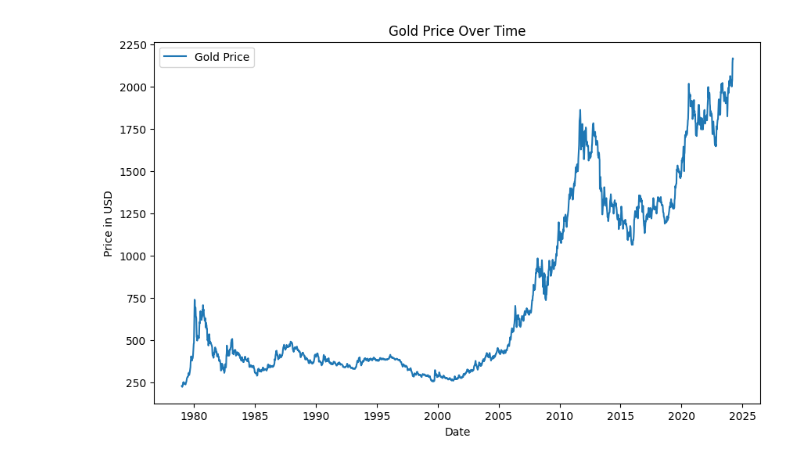
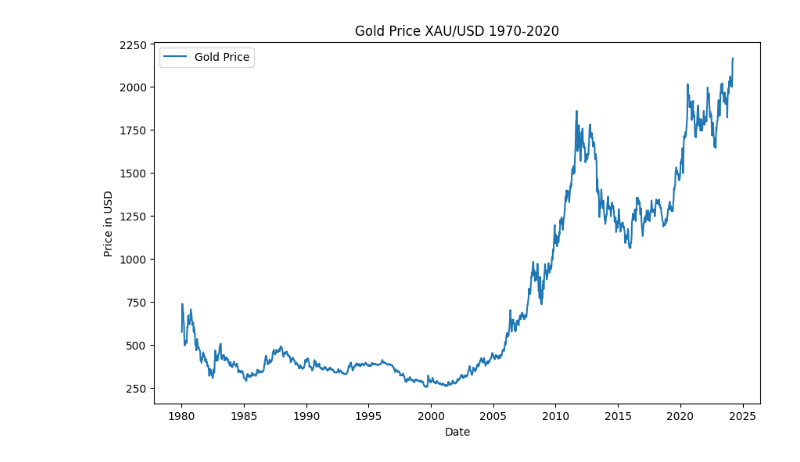
Before and after one commit to XiaoYunhan/Gold-CTA-Strategy, a Jupyter notebook: Strategy.ipynb, the cells around one changed output. Saved outputs shown, nothing was run; the diff lists cells and outputs as text; code cells hidden in the pictures.

```diff
--- a/Strategy.ipynb
+++ b/Strategy.ipynb
@@ -1,32 +1,33 @@
 # %%
 import pandas as pd
 import matplotlib.pyplot as plt
 import numpy as np
 
-price_path = ".\\data\\gold\\Prices.csv"
+price_path = "./data/gold/Prices.csv"
 goldPrice = pd.read_csv(price_path)
 
 goldPrice = goldPrice[['Date', 'USD']]
 goldPrice['Date'] = pd.to_datetime(goldPrice['Date'])
 goldPrice.set_index('Date', inplace=True)
+goldPrice = goldPrice[goldPrice.index >= '1980-01-01']
 
 goldPrice['USD'] = pd.to_numeric(goldPrice['USD'].replace(',', '', regex=True), errors='coerce')
 
 goldPrice_weekly = goldPrice['USD'].resample('W').mean()
 goldPrice_weekly
 
 plt.figure(figsize=(10,6))
 plt.plot(goldPrice_weekly.index, goldPrice_weekly, label='Gold Price')
 
 # k_wave_starts = ['1930', '1980', '2030']
 # for year in k_wave_starts:
 #     plt.axvline(pd.to_datetime(year), color='r', linestyle='--')
 
-plt.title('Gold Price Over Time')
+plt.title('Gold Price XAU/USD 1970-2020')
 plt.xlabel('Date')
 plt.ylabel('Price in USD')
 plt.legend()
 plt.show()
 # %% [output]
-[figure, old version]
+[figure, new version]
 # %%
```
Also changed, not shown: parts of 1 cell of this notebook, 2 other files.
